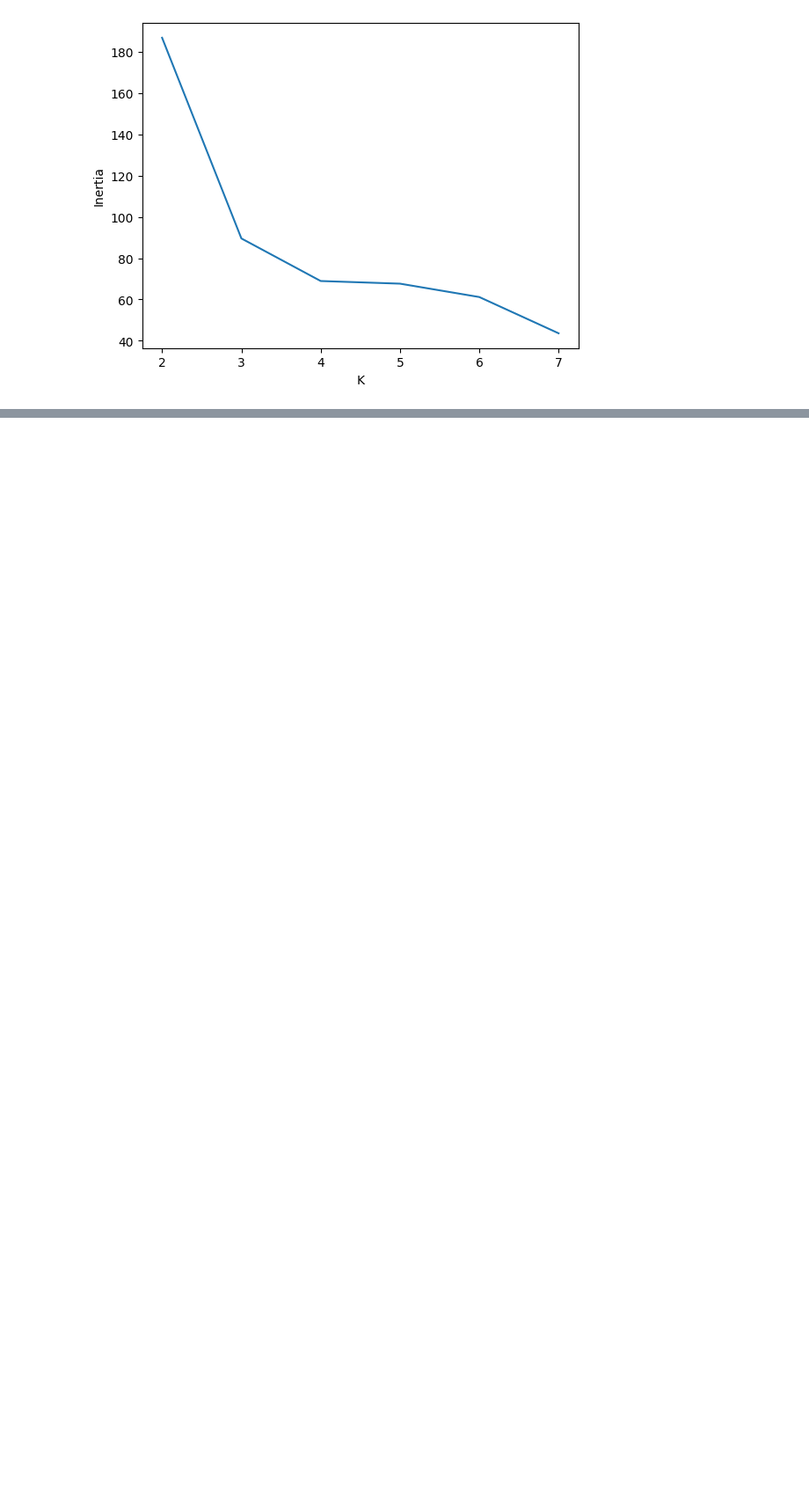
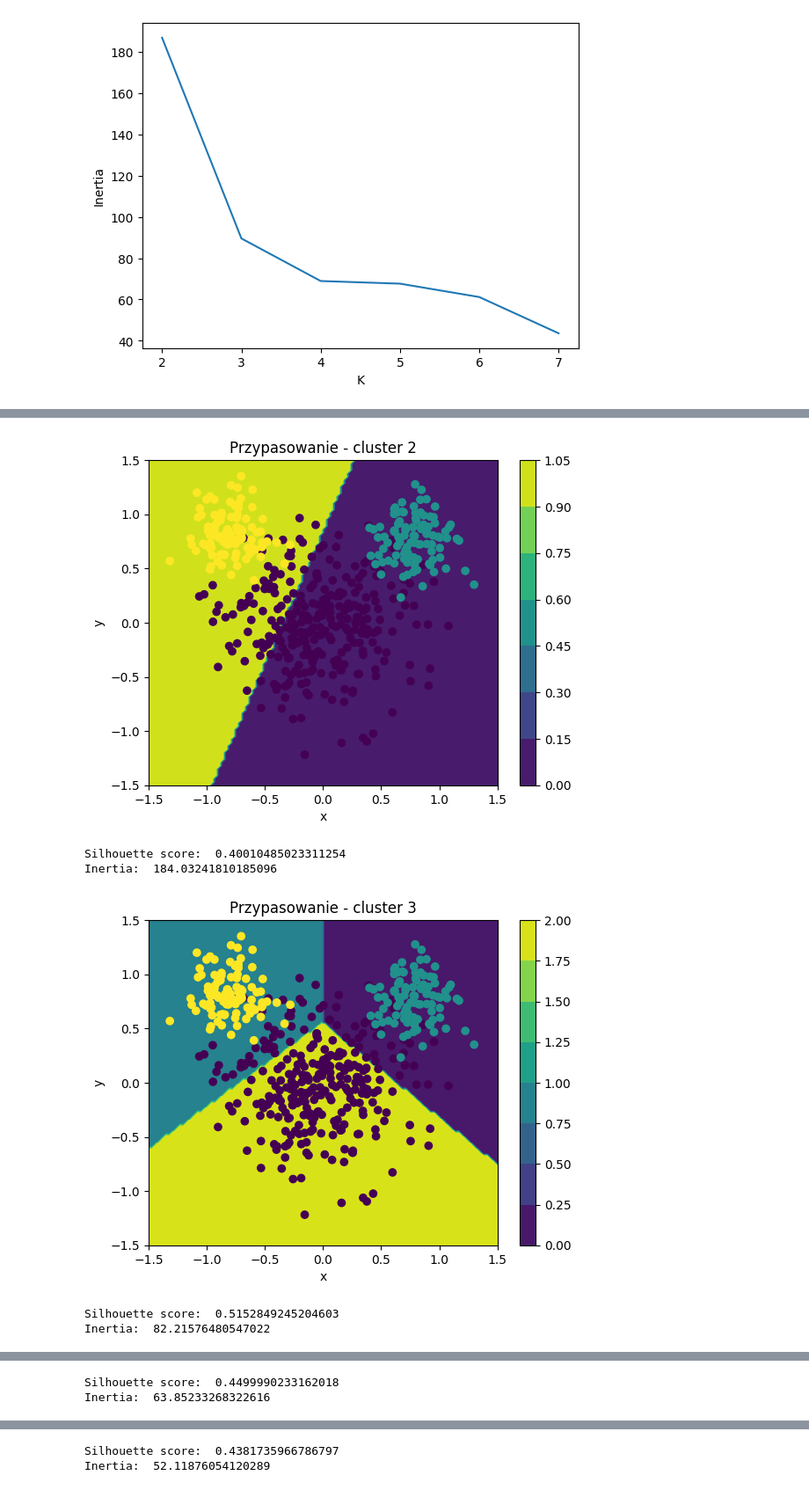
Before and after one commit to kussy29/machine_learning, a Jupyter notebook: lab02_clustering.ipynb, the cells around one changed output, grey strips where cells are left out. Shown at 88% size. Saved outputs shown, nothing was run; the diff lists cells and outputs as text; code cells hidden in the pictures; blank space fills up the shorter version.

```diff
--- a/lab02_clustering.ipynb
+++ b/lab02_clustering.ipynb
@@ -1121,0 +1134,42 @@ plt.show()
+# %%
+from sklearn.cluster import KMeans
+
+Ks=range(2,8)
+sllhouetts=[]
+inertias=[]
+
+for K in Ks:
+
+  km_model = KMeans(n_clusters=K, random_state=42)
+  km_model.fit(data_X)
+  km_labels = km_model.labels_
+  km_centroids = km_model.cluster_centers_
+
+
+  x=np.linspace(-1.5,1.5,100)
+  y=np.linspace(-1.5,1.5,100)
+  X,Y=np.meshgrid(x,y)
+
+
+  grid=np.dstack(np.meshgrid(x, y)).reshape(-1, 2)
+  przypasowanie=km_model.predict(grid).reshape(len(y),len(x))
+
+  prawda=[0]*300+[1]*100+[2]*100
+  plt.contourf(X,Y,przypasowanie)
+  plt.colorbar()
+  plt.scatter(data_X[:,0],data_X[:,1],c=prawda,cmap='viridis')
+  plt.title('Przypasowanie - cluster '+str(K))
+  plt.xlabel('x')
+  plt.ylabel('y')
+  plt.show()
+  print('Silhouette score: ', silhouette_score(data_X, km_labels))
+  sllhouetts.append(silhouette_score(data_X, km_labels))
+  print('Inertia: ', inertia(data_X, km_labels, km_centroids))
+  inertias.append(inertia(data_X, km_labels, km_centroids))
+# %% [output]
+[figure, added]
+Silhouette score:  0.40010485023311254
+Inertia:  184.03241810185096
+[figure, added]
+Silhouette score:  0.5152849245204603
+Inertia:  82.21576480547022
@@ -1121,0 +1177,2 @@ plt.show()
+Silhouette score:  0.4499990233162018
+Inertia:  63.85233268322616
@@ -1121,0 +1180,2 @@ plt.show()
+Silhouette score:  0.4381735966786797
+Inertia:  52.11876054120289
```
Also changed, not shown: parts of 9 cells of this notebook.
